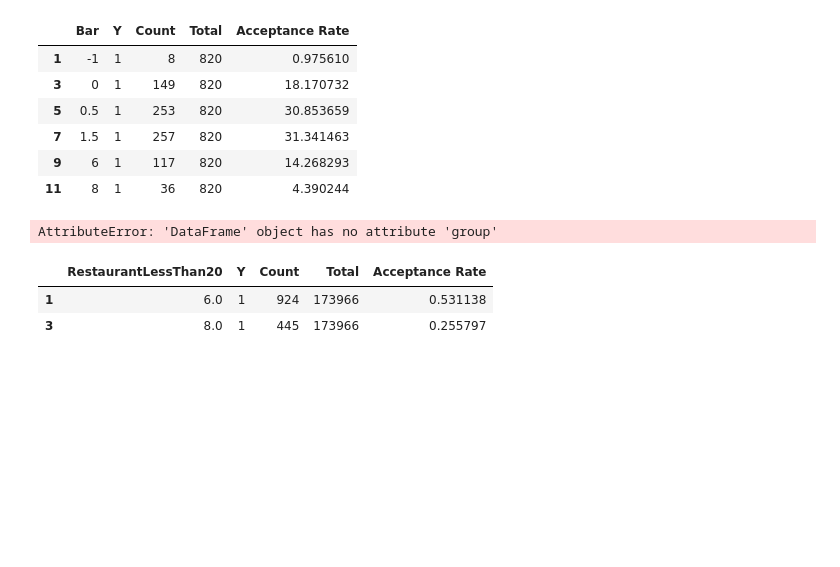
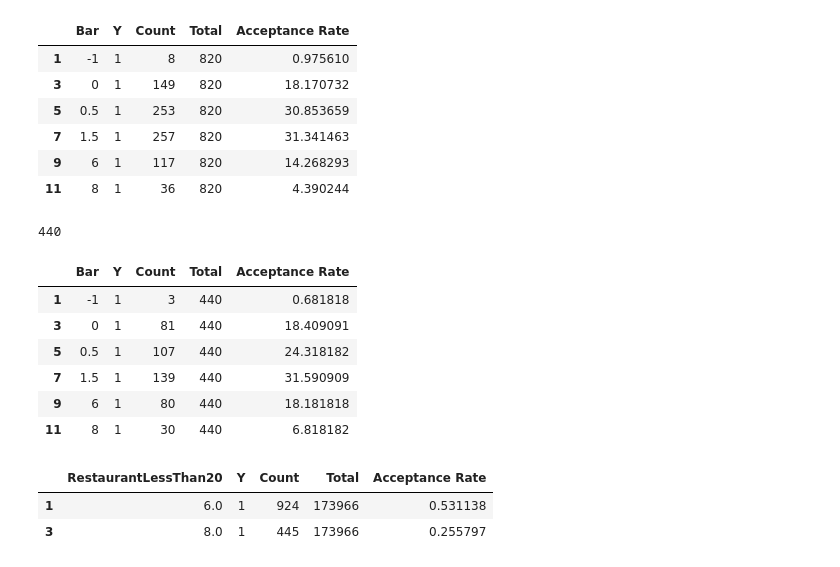
Before and after one commit to hetalpatel20/aiml, a Jupyter notebook: assignment_5_1_starter/prompt.ipynb, the cells around one changed output. Cells and saved outputs as stored; diff of their text form; code cells hidden in the pictures; blank space fills up the shorter version.

```diff
--- a/assignment_5_1_starter/prompt.ipynb
+++ b/assignment_5_1_starter/prompt.ipynb
@@ -741,14 +706,21 @@ usage_by_bar_visits_no_kids_widow
 # %%
 #go to bars more than once a month and are under the age of 30 *OR*
 
-usage_by_bar_visits_below_30 = bar_coupon.query(("age < 30")).group-by(['Bar','Y'])['Y'].count().reset_index(name='Count').query("Y==1")
+usage_by_bar_visits_below_30 = bar_coupon.query(("age < 30")).groupby(['Bar','Y'])['Y'].count().reset_index(name='Count').query("Y==1")
 total_bar_coupon_accepted = usage_by_bar_visits_below_30['Count'].sum()
 print(total_bar_coupon_accepted)
 usage_by_bar_visits_below_30['Total']=total_bar_coupon_accepted
 usage_by_bar_visits_below_30['Acceptance Rate'] = (usage_by_bar_visits_below_30['Count']/usage_by_bar_visits_below_30['Total'])*100
 usage_by_bar_visits_below_30
 # %% [output]
-AttributeError: 'DataFrame' object has no attribute 'group'
+440
+|  | Bar | Y | Count | Total | Acceptance Rate |
+| 1 | -1 | 1 | 3 | 440 | 0.681818 |
+| 3 | 0 | 1 | 81 | 440 | 18.409091 |
+| 5 | 0.5 | 1 | 107 | 440 | 24.318182 |
+| 7 | 1.5 | 1 | 139 | 440 | 31.590909 |
+| 9 | 6 | 1 | 80 | 440 | 18.181818 |
+| 11 | 8 | 1 | 30 | 440 | 6.818182 |
 # %%
 #go to cheap restaurants more than 4 times a month and income is less than 50K.
 cheap_res_income_less50k=df_y_1.query("income in ('$37500 - $49999','$12500 - $24999','Less than $12500','$25000 - $37499')")
```
Also changed, not shown: parts of 19 cells of this notebook, 2 other files.
